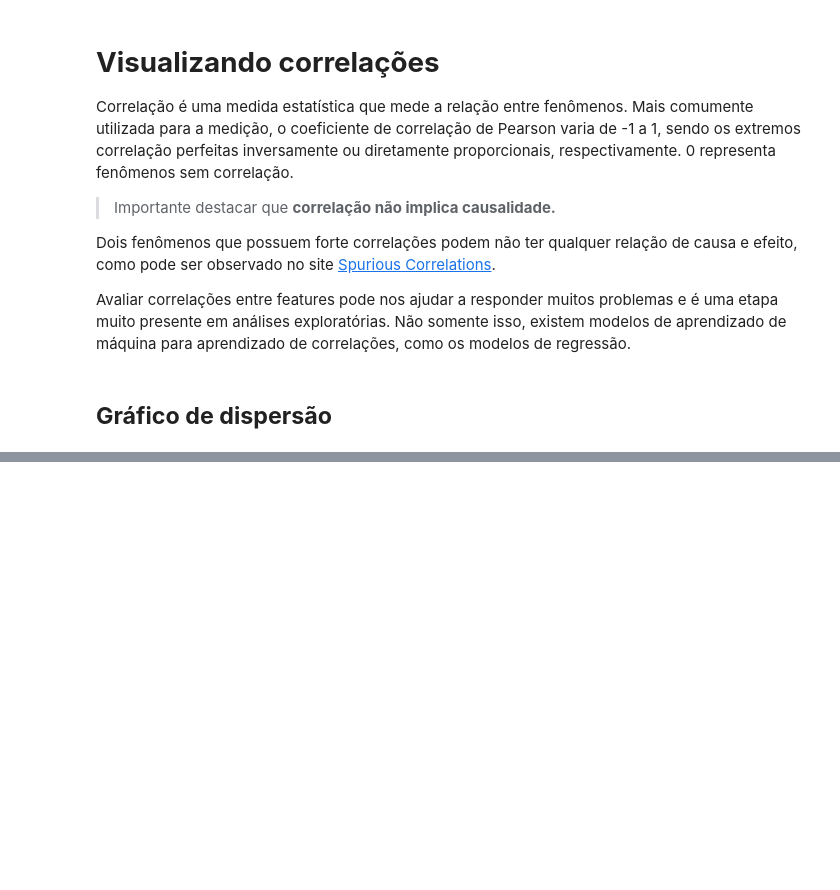
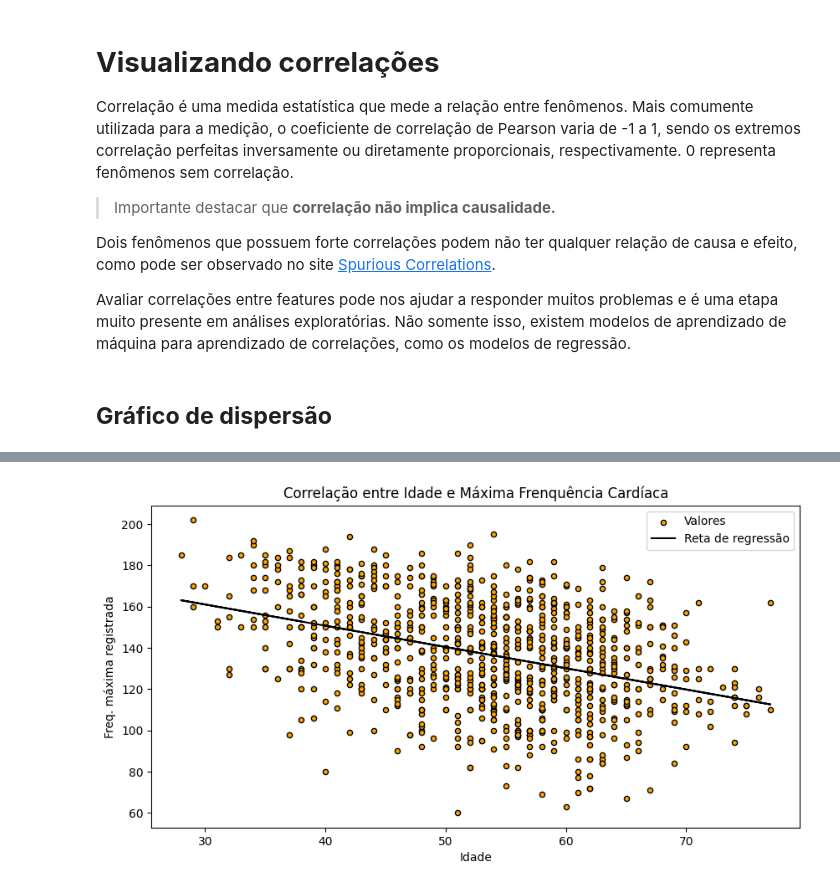
Before and after one commit to lucas-mdsena/python_udemy_module_3, a Jupyter notebook: notebook_matplotlib.ipynb, the cells around one changed output, grey strips where cells are left out. Saved outputs shown, nothing was run; the diff lists cells and outputs as text; code cells hidden in the pictures; blank space fills up the shorter version.

```diff
--- a/notebook_matplotlib.ipynb
+++ b/notebook_matplotlib.ipynb
@@ -139,0 +185,32 @@ plt.show()
+# %%
+import numpy as np
+
+# Estima a reta de regressão
+coef_ang, intercepto = np.polyfit(df['idade'], df['freq_cardiaca_max'], 1)
+
+fig, ax = plt.subplots(figsize=(10,5) )
+
+ax.scatter(
+    x=df['idade'],
+    y=df['freq_cardiaca_max'],
+    c='orange',
+    edgecolors='black',
+    s=20,
+    label='Valores' # Define o nome da legenda do Axes
+    )
+
+ax.plot(
+    df['idade'],
+    intercepto + coef_ang*df['idade'], # Uma função de regressão linear é estimada por alfa + beta * variável preditora
+    color='black',
+    label='Reta de regressão' # Define o nome da legenda do Axes
+    )
+
+ax.set_title('Correlação entre Idade e Máxima Frenquência Cardíaca')
+ax.set_xlabel('Idade')
+ax.set_ylabel('Freq. máxima registrada')
+ax.legend() # Adiciona a legenda ao Axes
+
+plt.show()
+# %% [output]
+[figure, added]
```
Also changed, not shown: parts of 10 cells of this notebook.
